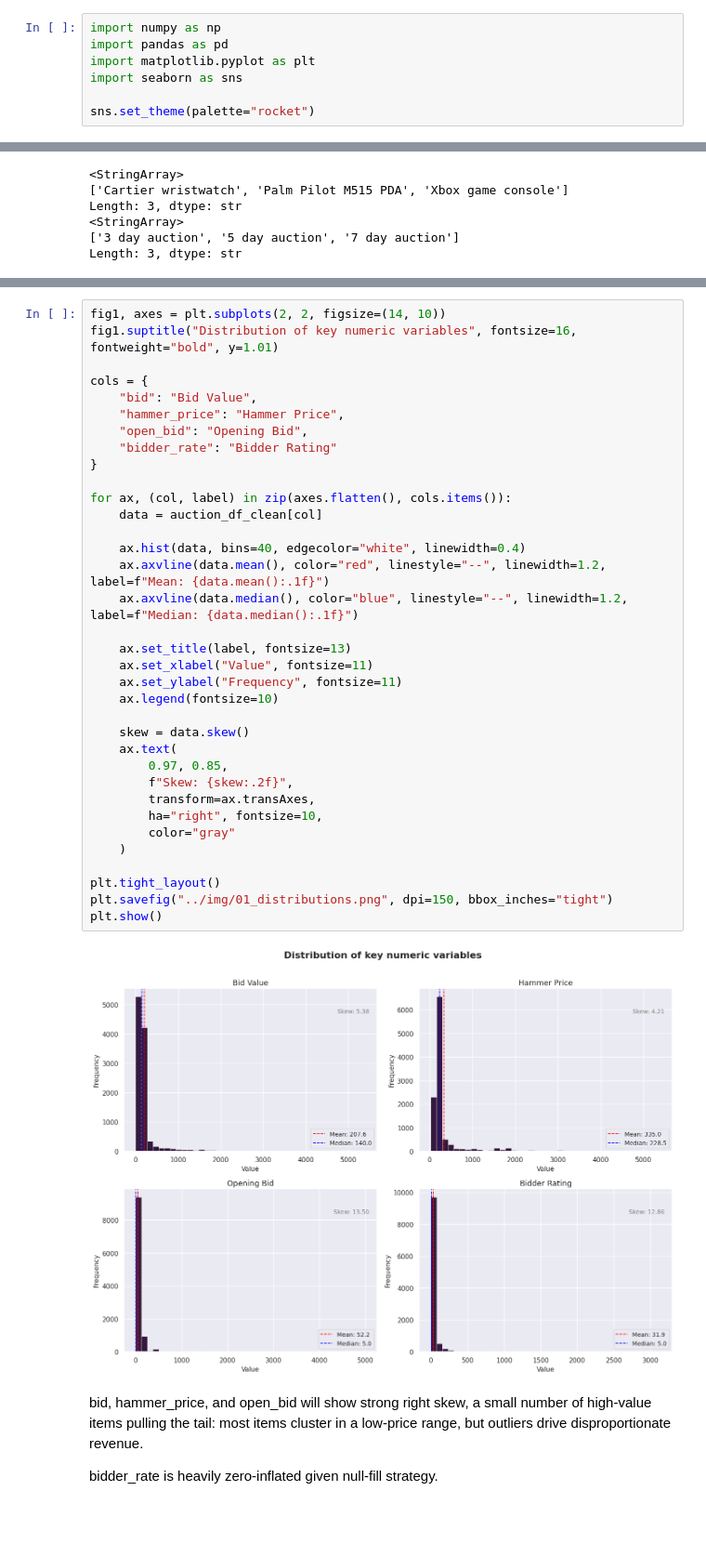
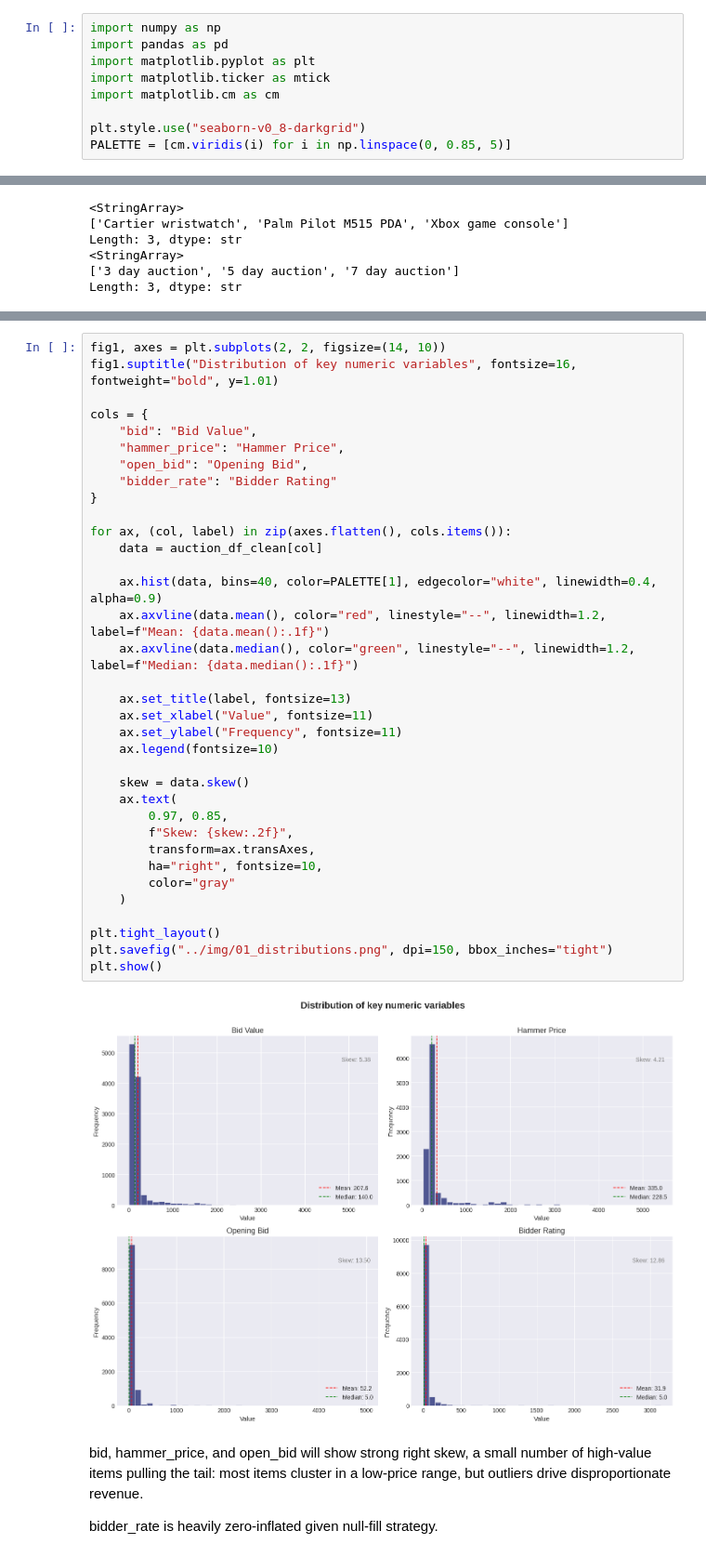
Before and after one commit to IreneGrisenti/Online_Auction_Analysis, a Jupyter notebook: notebooks/analysis.ipynb, the cells around one changed output, grey strips where cells are left out. Shown at 93% size. Saved outputs shown, nothing was run; the diff lists cells and outputs as text; blank space fills up the shorter version.

```diff
--- a/notebooks/analysis.ipynb
+++ b/notebooks/analysis.ipynb
@@ -2,9 +2,11 @@
 import numpy as np
 import pandas as pd
 import matplotlib.pyplot as plt
-import seaborn as sns
+import matplotlib.ticker as mtick
+import matplotlib.cm as cm
 
-sns.set_theme(palette="rocket")
+plt.style.use("seaborn-v0_8-darkgrid")
+PALETTE = [cm.viridis(i) for i in np.linspace(0, 0.85, 5)]
 # %% [markdown]
 ### Data Dictionary: Auction Lead Analysis
 
@@ -165,36 +167,36 @@ fig1.suptitle("Distribution of key numeric variables", fontsize=16, fontweight="
 cols = {
     "bid": "Bid Value",
     "hammer_price": "Hammer Price",
     "open_bid": "Opening Bid",
     "bidder_rate": "Bidder Rating"
 }
 
 for ax, (col, label) in zip(axes.flatten(), cols.items()):
     data = auction_df_clean[col]
 
-    ax.hist(data, bins=40, edgecolor="white", linewidth=0.4)
+    ax.hist(data, bins=40, color=PALETTE[1], edgecolor="white", linewidth=0.4, alpha=0.9)
     ax.axvline(data.mean(), color="red", linestyle="--", linewidth=1.2, label=f"Mean: {data.mean():.1f}")
-    ax.axvline(data.median(), color="blue", linestyle="--", linewidth=1.2, label=f"Median: {data.median():.1f}")
+    ax.axvline(data.median(), color="green", linestyle="--", linewidth=1.2, label=f"Median: {data.median():.1f}")
 
     ax.set_title(label, fontsize=13)
     ax.set_xlabel("Value", fontsize=11)
     ax.set_ylabel("Frequency", fontsize=11)
     ax.legend(fontsize=10)
 
     skew = data.skew()
     ax.text(
         0.97, 0.85,
         f"Skew: {skew:.2f}",
         transform=ax.transAxes,
         ha="right", fontsize=10,
         color="gray"
     )
 
 plt.tight_layout()
 plt.savefig("../img/01_distributions.png", dpi=150, bbox_inches="tight")
 plt.show()
 # %% [output]
-[figure, old version]
+[figure, new version]
 # %% [markdown]
 bid, hammer_price, and open_bid will show strong right skew, a small number of high-value items pulling the tail: most items cluster in a low-price range, but outliers drive disproportionate revenue.
 
```
Also changed, not shown: parts of 10 cells of this notebook, 5 other files.
